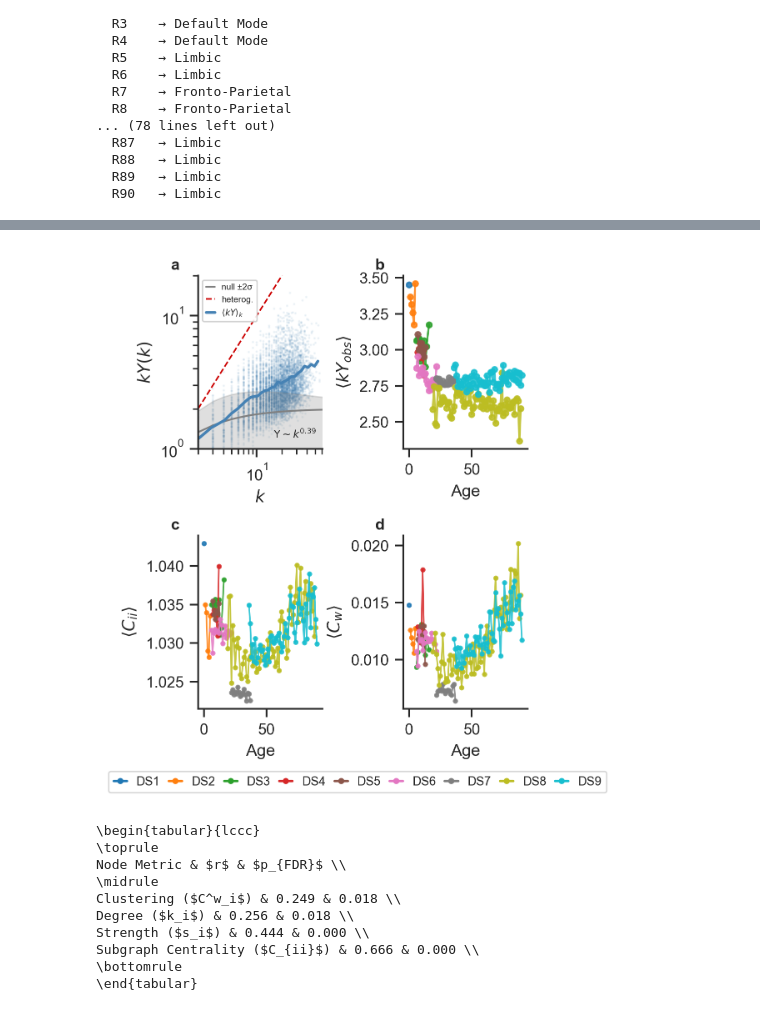
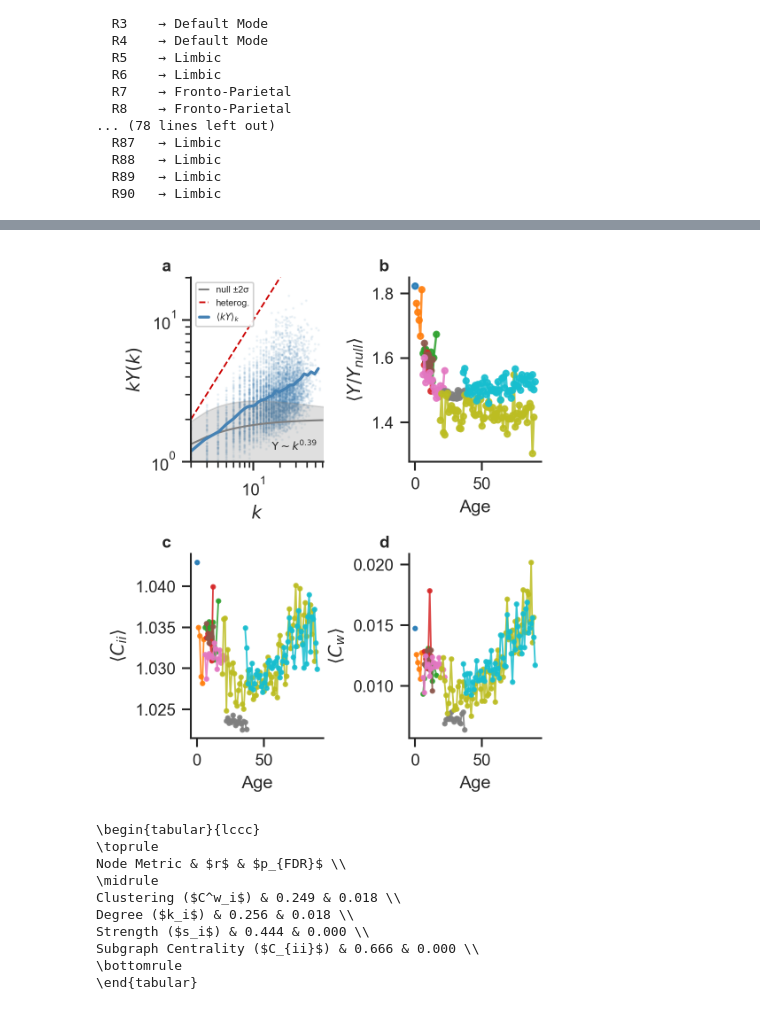
Before and after one commit to alexdeharo269/NetLearn, a Jupyter notebook: firstpart.ipynb, the cells around one changed output, grey strips where cells are left out. Drawn from its saved outputs; the diff is of its cells as text; code cells hidden in the pictures.

```diff
--- a/firstpart.ipynb
+++ b/firstpart.ipynb
@@ -1092,9 +1097,10 @@ def _process_subject(W_raw, rho=0.99):
     sr     = np.abs(np.linalg.eigvals(W)).max()
     A_norm = W * (rho / sr) if sr > 0 else W
     with np.errstate(over='ignore'):
-        sc = np.diag(expm(A_norm))      # subgraph centrality C_ii
-    return dict(ratio=ratio, k=k, s=s, clust_w=clust_w, sc=sc)
-
+        E = expm(A_norm)
+    sc   = np.diag(E)        # subgraph centrality C_ii
+    comm = E.sum(axis=1)     # total communicability G_i (row sums)
+    return dict(ratio=ratio, k=k, s=s, clust_w=clust_w, sc=sc, comm=comm)
 
 def build_roi_matrices(data_sub):
     conn = np.stack(list(data_sub.connectome), axis=0)
@@ -1109,11 +1115,13 @@ def build_roi_matrices(data_sub):
     s_mat      = np.stack([r['s']       for r in results], axis=0)
     clust_mat  = np.stack([r['clust_w'] for r in results], axis=0)
     sc_mat     = np.stack([r['sc']      for r in results], axis=0)
+    comm_mat   = np.stack([r['comm']    for r in results], axis=0)
     roi_means  = {
         'k':      np.nanmean(k_mat,     axis=0),
         's':      np.nanmean(s_mat,     axis=0),
         'clust_w':np.nanmean(clust_mat, axis=0),
         'sc':     np.nanmean(sc_mat,    axis=0),
+        'comm':   np.nanmean(comm_mat,  axis=0),
     }
     print("  Hecho.")
     return ratio_mat, ages, roi_means
@@ -1148,6 +1156,7 @@ def compute_roi_results(ratio_mat, ages, roi_means):
         'Clustering ($C^w_i$)':        roi_means['clust_w'],
         'Degree ($k_i$)':              mean_k,
         'Subgraph Centrality ($C_{ii}$)': roi_means['sc'],
+        'Communicability ($G_i$)':      roi_means['comm'],
     }
     hr_rows, hr_p = [], []
     for lbl, vals in NODE_LABELS.items():
@@ -1429,40 +1358,35 @@ ax_kY.plot(ks_obs_sc, kY_obs_mu_sc,   '-',  color='steelblue', lw=1.6, label=r'$
 ax_kY.set_xscale('log'); ax_kY.set_yscale('log')
 ax_kY.set_xlim(2, 61);   ax_kY.set_ylim(1, 20)
 ax_kY.set_xlabel('$k$'); ax_kY.set_ylabel(r'$kY(k)$')
 ax_kY.legend(fontsize=5, handlelength=1, loc='upper left', frameon=True, framealpha=0.9)
 sns.despine(ax=ax_kY)
 
 # --- Panels (b, c, d): Trajectories ---
 traj_cfg = [
-    (ax_tdis,  'kY_obs',  r'$\langle kY\rangle$', 1.2, 3),
+    (ax_tdis,  'Ratio',  r'$\langle Y/Y_{null}\rangle$', 1.2, 3),
     (ax_tcomm, 'sc_mean', r'$\langle C_{ii}\rangle$',  0.9, 2),
     (ax_tclus, 'C_w',       r'$\langle C_w\rangle$',      0.9, 2),
 ]
 
 for ax, metric, ylabel, lw, ms in traj_cfg:
     for ds in ds_list:
         sub = data[data.dataset==ds].sort_values('age')
         if metric not in sub.columns or len(sub)==0: continue
         g = sub.groupby('age')[metric].mean()
         ax.plot(g.index, g.values, 'o-', ms=ms, lw=lw, color=ds2col[ds], alpha=0.85)
     ax.set_ylabel(ylabel)
     ax.set_xlabel('Age')
     sns.despine(ax=ax)
 
-# Legend for Trajectories
-handles = [plt.Line2D([0],[0], color=ds2col[ds], lw=1.3, marker='o',
-                      ms=2.5, label=f'DS{ds}') for ds in ds_list]
-fig1.legend(handles=handles, loc='lower center', bbox_to_anchor=(0.5, -0.05),
-            ncol=len(ds_list), fontsize=7, frameon=True, handlelength=1.1, columnspacing=0.7)
 
 for ax, lab in zip([ax_kY, ax_tdis, ax_tcomm, ax_tclus], 'abcd'):
     ax.text(-0.15, 1.1, lab, transform=ax.transAxes,
             fontsize=9, fontweight='bold', va='top', ha='right')
 
 fig1.savefig('borradorv2/fig2_grid.pdf', bbox_inches='tight', dpi=300)
 plt.show()
 # %% [output]
-[figure, old version]
+[figure, new version]
 # %%
 
 
```
Also changed, not shown: parts of 9 cells of this notebook, 2 other files.
